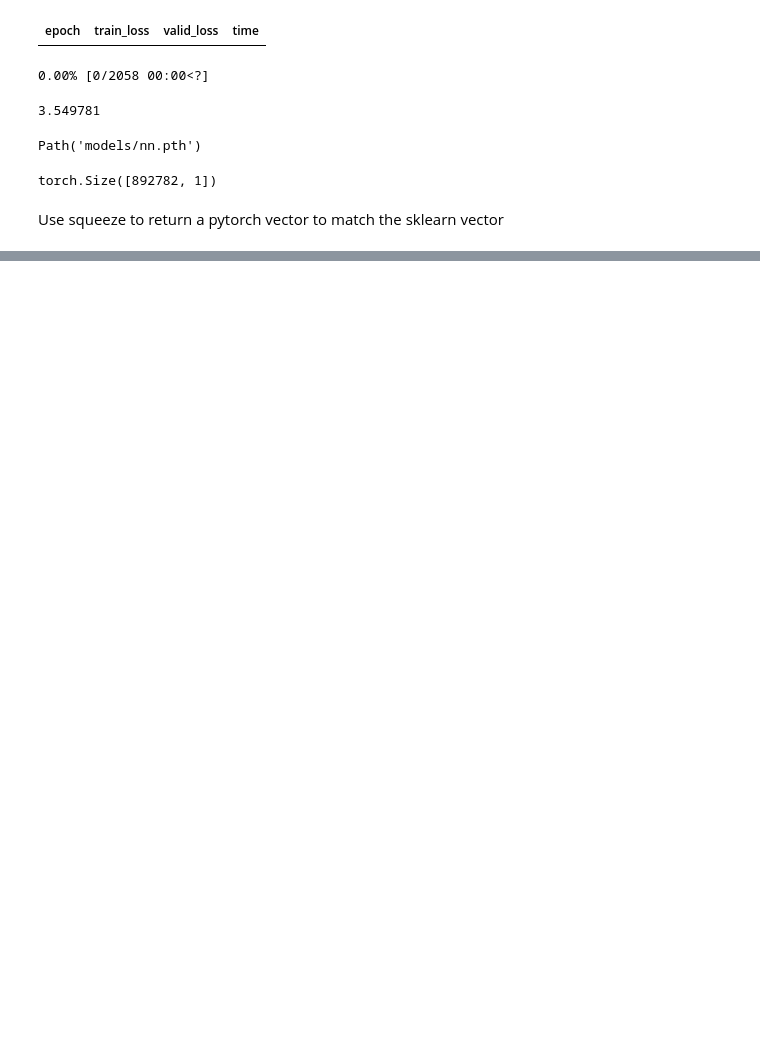
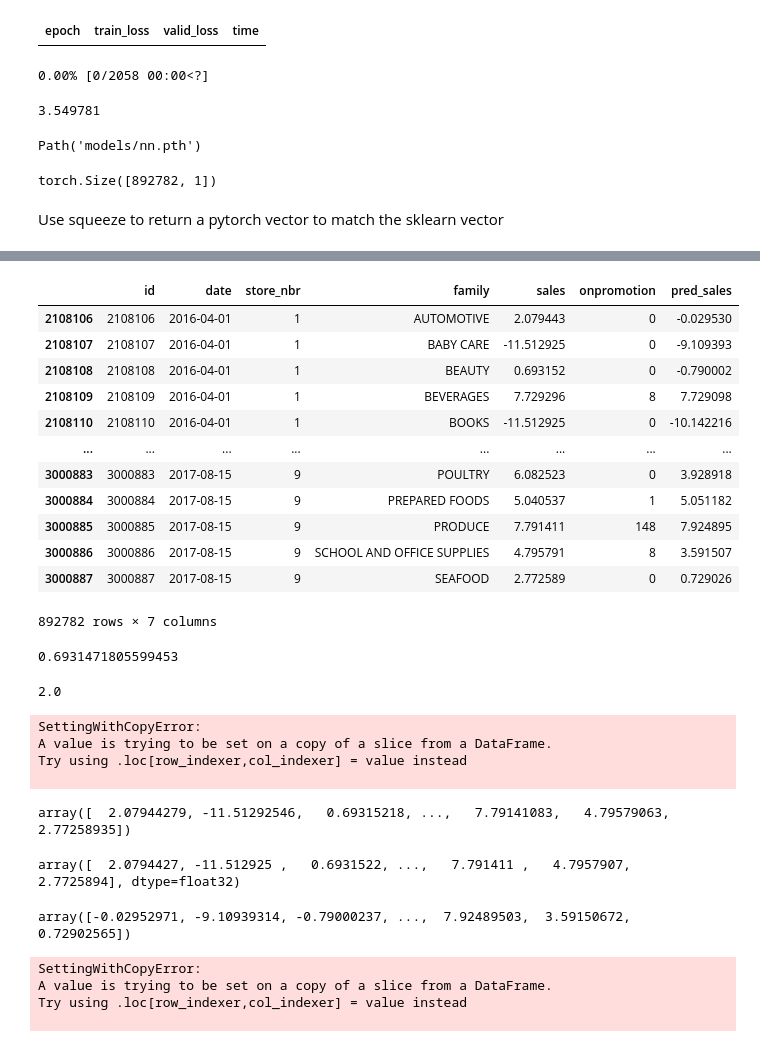
Before and after one commit to peterbull/store-sales-ml, a Jupyter notebook: store_sales.ipynb, the cells around one changed output, grey strips where cells are left out. Saved outputs shown, nothing was run; the diff lists cells and outputs as text; code cells hidden in the pictures; blank space fills up the shorter version.

```diff
--- a/store_sales.ipynb
+++ b/store_sales.ipynb
@@ -731,0 +787,2 @@ xs
+# %%
+df_preds = train_df.iloc[valid_idx]
@@ -731,0 +827,2 @@ xs
+# %%
+df_preds.loc[:, ('pred_sales')] = ens_preds
@@ -731,0 +843,51 @@ xs
+# %%
+df_preds
+# %% [output]
+|  | id | date | store_nbr | family | sales | onpromotion | pred_sales |
+| 2108106 | 2108106 | 2016-04-01 | 1 | AUTOMOTIVE | 2.079443 | 0 | -0.029530 |
+| 2108107 | 2108107 | 2016-04-01 | 1 | BABY CARE | -11.512925 | 0 | -9.109393 |
+| 2108108 | 2108108 | 2016-04-01 | 1 | BEAUTY | 0.693152 | 0 | -0.790002 |
+| 2108109 | 2108109 | 2016-04-01 | 1 | BEVERAGES | 7.729296 | 8 | 7.729098 |
+| 2108110 | 2108110 | 2016-04-01 | 1 | BOOKS | -11.512925 | 0 | -10.142216 |
+| ... | ... | ... | ... | ... | ... | ... | ... |
+| 3000883 | 3000883 | 2017-08-15 | 9 | POULTRY | 6.082523 | 0 | 3.928918 |
+| 3000884 | 3000884 | 2017-08-15 | 9 | PREPARED FOODS | 5.040537 | 1 | 5.051182 |
+| 3000885 | 3000885 | 2017-08-15 | 9 | PRODUCE | 7.791411 | 148 | 7.924895 |
+| 3000886 | 3000886 | 2017-08-15 | 9 | SCHOOL AND OFFICE SUPPLIES | 4.795791 | 8 | 3.591507 |
+| 3000887 | 3000887 | 2017-08-15 | 9 | SEAFOOD | 2.772589 | 0 | 0.729026 |
+892782 rows × 7 columns
+# %%
+test_log = np.log(2)
+test_log
+# %% [output]
+0.6931471805599453
+# %%
+np.exp(test_log)
+# %% [output]
+2.0
+# %%
+df_preds['pred_sales'] = np.exp(ens_preds - 1e-5)
+# %% [output]
+SettingWithCopyError:
+A value is trying to be set on a copy of a slice from a DataFrame.
+Try using .loc[row_indexer,col_indexer] = value instead
+
+# %%
+df_preds['sales'].values
+# %% [output]
+array([  2.07944279, -11.51292546,   0.69315218, ...,   7.79141083,   4.79579063,   2.77258935])
+# %%
+valid_y.values
+# %% [output]
+array([  2.0794427, -11.512925 ,   0.6931522, ...,   7.791411 ,   4.7957907,   2.7725894], dtype=float32)
+# %%
+ens_preds
+# %% [output]
+array([-0.02952971, -9.10939314, -0.79000237, ...,  7.92489503,  3.59150672,  0.72902565])
+# %%
+df_preds['sales'] = np.exp(df_preds['sales'].values - 1e-5)
+# %% [output]
+SettingWithCopyError:
+A value is trying to be set on a copy of a slice from a DataFrame.
+Try using .loc[row_indexer,col_indexer] = value instead
+
```
Also changed, not shown: parts of 33 cells of this notebook, 1 other file.
